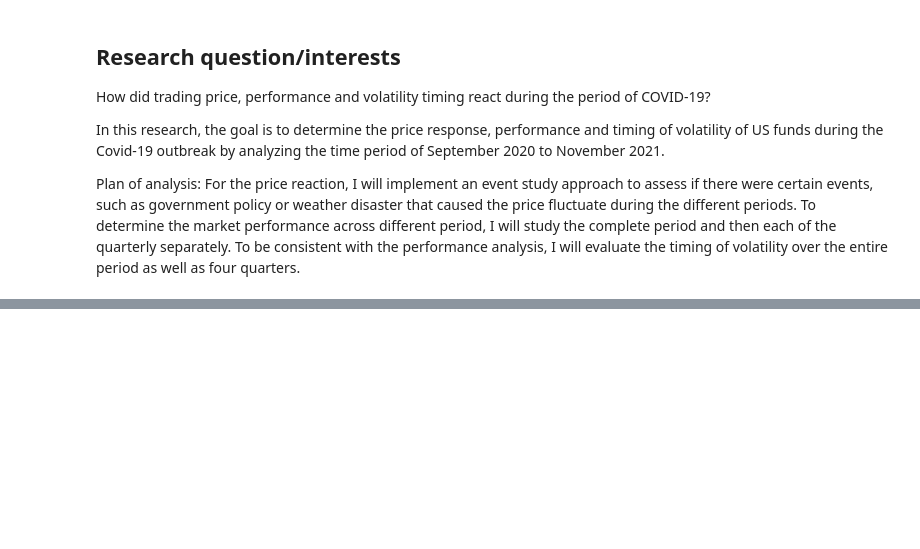
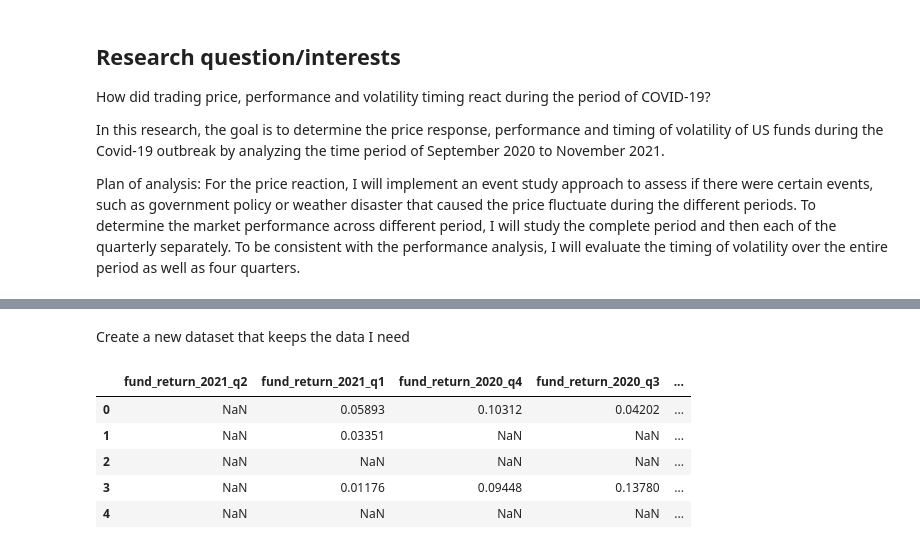
Before and after one commit to ubco-W2022T2-data301/project-group-group-57, a Jupyter notebook: analysis/analysis_George_Hsu.ipynb, the cells around one changed output, grey strips where cells are left out. Cells and saved outputs as stored; diff of their text form; code cells hidden in the pictures; blank space fills up the shorter version.

```diff
--- a/analysis/analysis_George_Hsu.ipynb
+++ b/analysis/analysis_George_Hsu.ipynb
@@ -22,0 +75,12 @@ df.head()
+# %% [markdown]
+Create a new dataset that keeps the data I need
+# %%
+df1 = df[['fund_return_2021_q2', 'fund_return_2021_q1', 'fund_return_2020_q4', 'fund_return_2020_q3', 'fund_return_2020_q2', 'fund_return_category_rank_3months', 'fund_price_earning_ratio', 'fund_return_3months', 'fund_return_2020', 'category_return_2020']]
+df1.head()
+# %% [output]
+|  | fund_return_2021_q2 | fund_return_2021_q1 | fund_return_2020_q4 | fund_return_2020_q3 | ... |
+| 0 | NaN | 0.05893 | 0.10312 | 0.04202 | ... |
+| 1 | NaN | 0.03351 | NaN | NaN | ... |
+| 2 | NaN | NaN | NaN | NaN | ... |
+| 3 | NaN | 0.01176 | 0.09448 | 0.13780 | ... |
+| 4 | NaN | NaN | NaN | NaN | ... |
```
Also changed, not shown: parts of 13 cells of this notebook, 2 other files.
